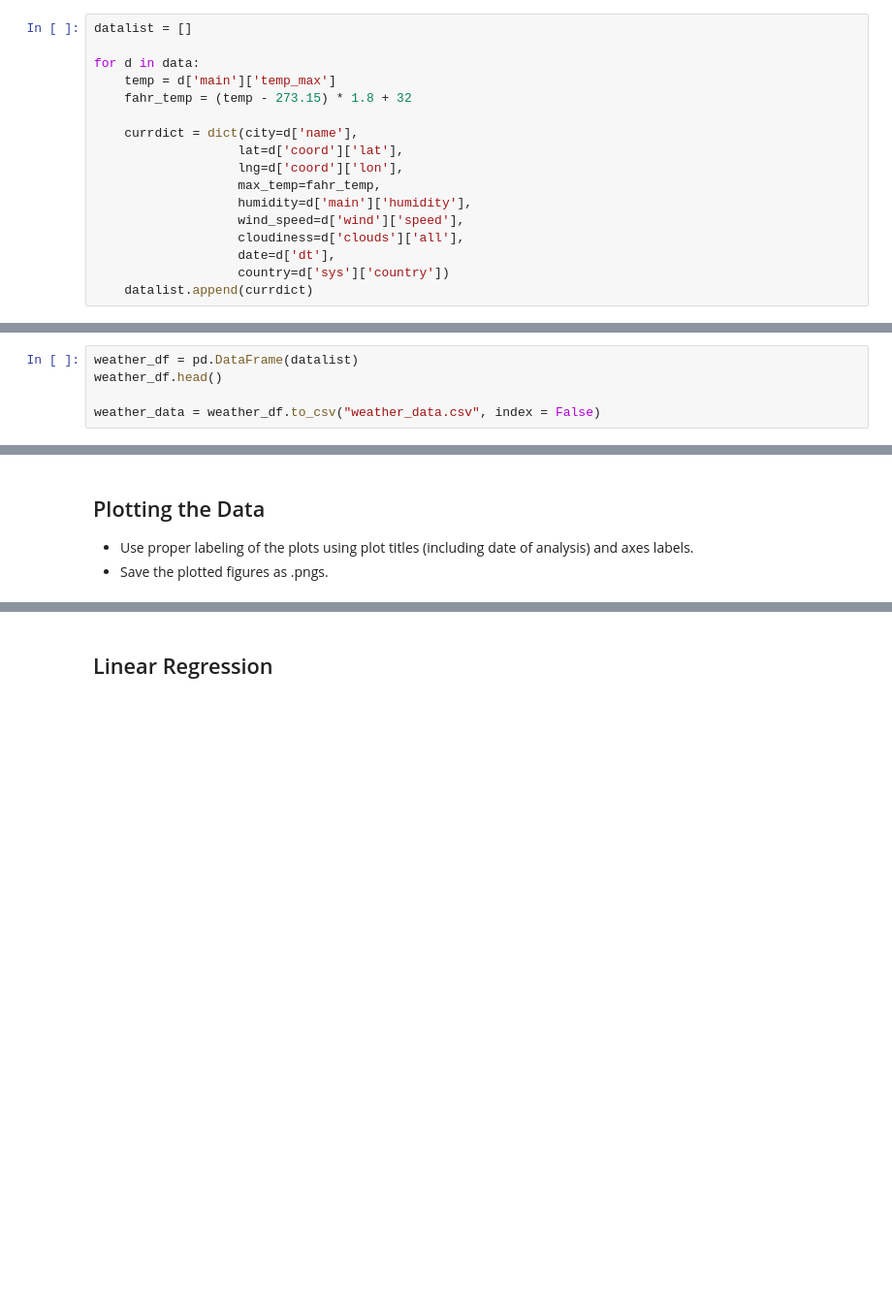
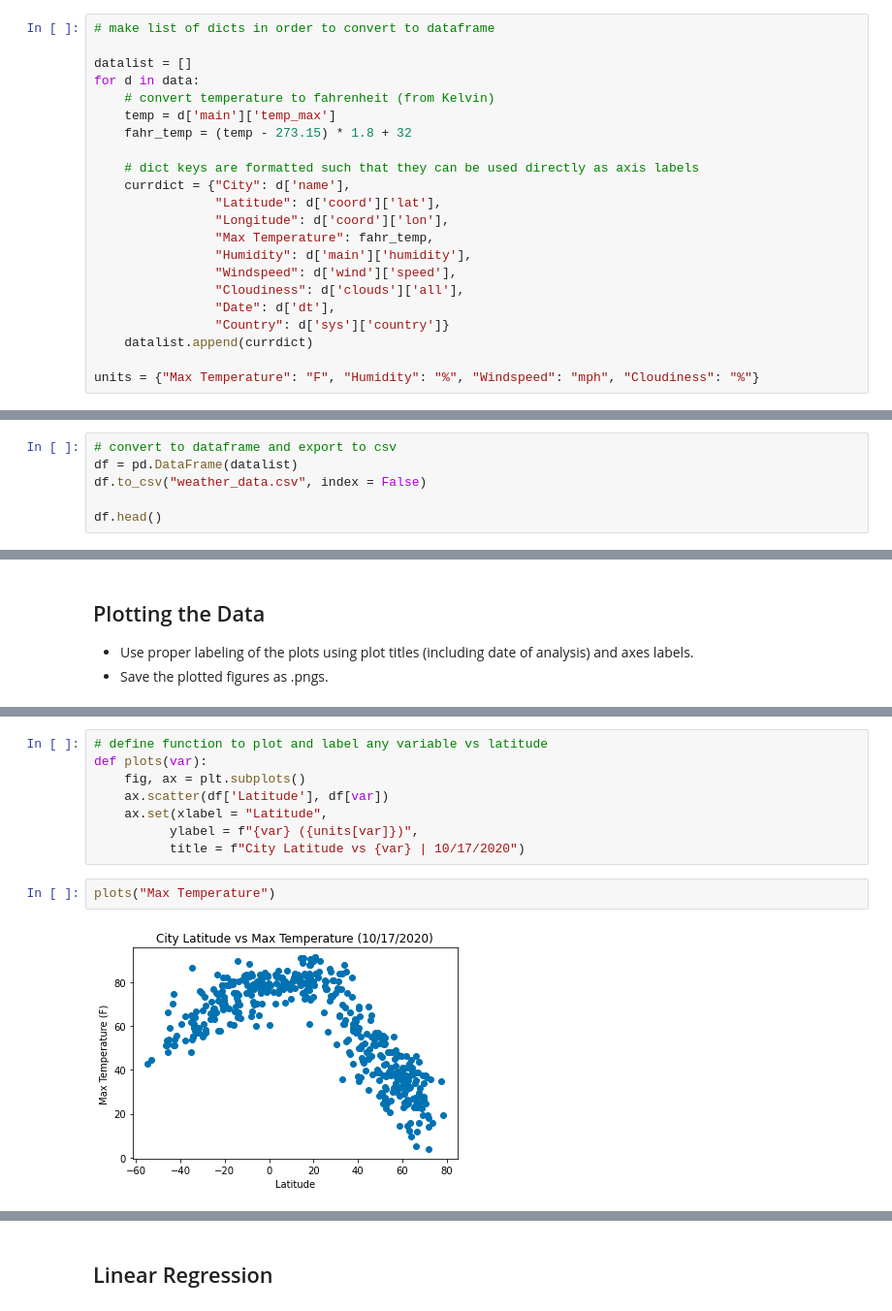
Before and after one commit to isabelle-sanford/python-api-challenge, a Jupyter notebook: starter_code/WeatherPy.ipynb, the cells around one changed output, grey strips where cells are left out. Shown at 97% size. Cells and saved outputs as stored; diff of their text form; blank space fills up the shorter version.

Commit message:
Comment & complete WeatherPy except analysis sentences

```diff
--- a/starter_code/WeatherPy.ipynb
+++ b/starter_code/WeatherPy.ipynb
@@ -69,26 +78,32 @@ Processing City 500 | gobabis
 # %%
+# make list of dicts in order to convert to dataframe
+
 datalist = []
-
 for d in data:
+    # convert temperature to fahrenheit (from Kelvin)
     temp = d['main']['temp_max']
     fahr_temp = (temp - 273.15) * 1.8 + 32
 
-    currdict = dict(city=d['name'],
-                   lat=d['coord']['lat'],
-                   lng=d['coord']['lon'],
-                   max_temp=fahr_temp,
-                   humidity=d['main']['humidity'],
-                   wind_speed=d['wind']['speed'],
-                   cloudiness=d['clouds']['all'],
-                   date=d['dt'],
-                   country=d['sys']['country'])
+    # dict keys are formatted such that they can be used directly as axis labels
+    currdict = {"City": d['name'],
+                "Latitude": d['coord']['lat'],
+                "Longitude": d['coord']['lon'],
+                "Max Temperature": fahr_temp,
+                "Humidity": d['main']['humidity'],
+                "Windspeed": d['wind']['speed'],
+                "Cloudiness": d['clouds']['all'],
+                "Date": d['dt'],
+                "Country": d['sys']['country']}
     datalist.append(currdict)
+
+units = {"Max Temperature": "F", "Humidity": "%", "Windspeed": "mph", "Cloudiness": "%"}
 # %% [markdown]
 ### Convert Raw Data to DataFrame
 * Export the city data into a .csv.
 * Display the DataFrame
 # %%
-weather_df = pd.DataFrame(datalist)
-weather_df.head()
+# convert to dataframe and export to csv
+df = pd.DataFrame(datalist)
+df.to_csv("weather_data.csv", index = False)
 
-weather_data = weather_df.to_csv("weather_data.csv", index = False)
+df.head()
@@ -200,0 +136,12 @@ ax_wind.scatter(df['lat'], df['wind_speed'])
+# %%
+# define function to plot and label any variable vs latitude
+def plots(var):
+    fig, ax = plt.subplots()
+    ax.scatter(df['Latitude'], df[var])
+    ax.set(xlabel = "Latitude",
+          ylabel = f"{var} ({units[var]})",
+          title = f"City Latitude vs {var} | 10/17/2020")
+# %%
+plots("Max Temperature")
+# %% [output]
+[figure, added]
```
Also changed, not shown: parts of 64 cells of this notebook, 1 other file.
